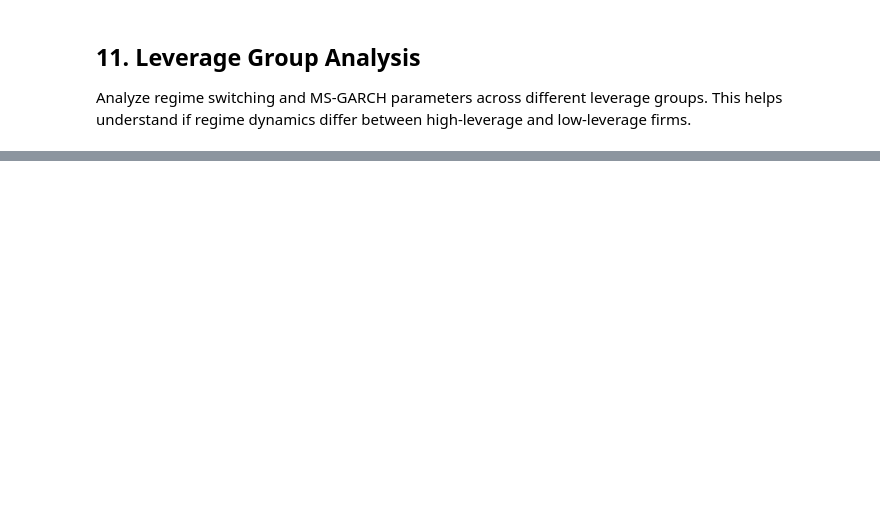
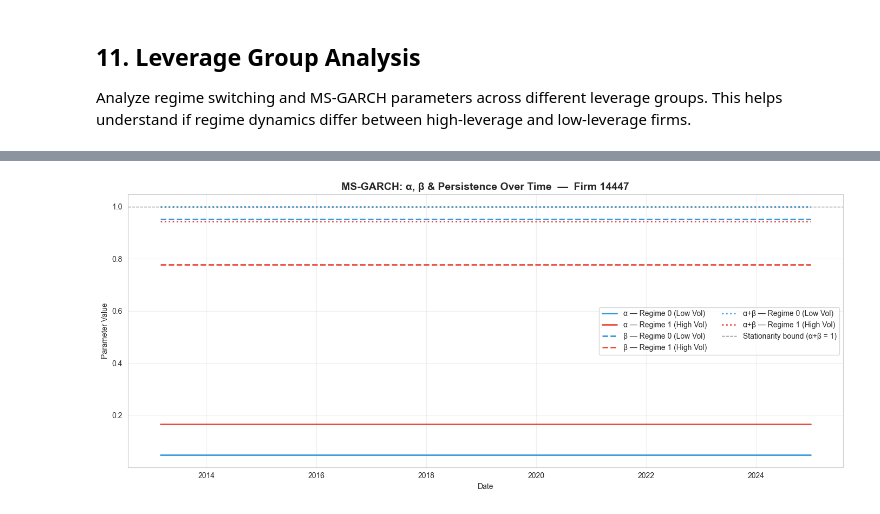
Before and after one commit to ChaseW3/Seminar-QF, a Jupyter notebook: Seminar QF/regime_analysis.ipynb, the cells around one changed output, grey strips where cells are left out. Cells and saved outputs as stored; diff of their text form; code cells hidden in the pictures; blank space fills up the shorter version.

```diff
--- a/Seminar QF/regime_analysis.ipynb
+++ b/Seminar QF/regime_analysis.ipynb
@@ -1319,0 +1442,21 @@ LEVERAGE GROUP ANALYSIS - KEY FINDINGS
+# %%
+# ── Plot: α, β, persistence per regime for selected firm ─────────────────────
+fig, ax = plt.subplots(figsize=(14, 6))
+
+ax.plot(firm_ts['date'], firm_ts['alpha_0'],       color='#3498db', linestyle='-',  linewidth=2, label='α — Regime 0 (Low Vol)')
+ax.plot(firm_ts['date'], firm_ts['alpha_1'],       color='#e74c3c', linestyle='-',  linewidth=2, label='α — Regime 1 (High Vol)')
+ax.plot(firm_ts['date'], firm_ts['beta_0'],        color='#3498db', linestyle='--', linewidth=2, label='β — Regime 0 (Low Vol)')
+ax.plot(firm_ts['date'], firm_ts['beta_1'],        color='#e74c3c', linestyle='--', linewidth=2, label='β — Regime 1 (High Vol)')
+ax.plot(firm_ts['date'], firm_ts['persistence_0'], color='#3498db', linestyle=':',  linewidth=2, label='α+β — Regime 0 (Low Vol)')
+ax.plot(firm_ts['date'], firm_ts['persistence_1'], color='#e74c3c', linestyle=':',  linewidth=2, label='α+β — Regime 1 (High Vol)')
+ax.axhline(1.0, color='gray', linestyle='--', linewidth=1, label='Stationarity bound (α+β = 1)')
+
+ax.set_xlabel('Date')
+ax.set_ylabel('Parameter Value')
+ax.set_title(f'MS-GARCH: α, β & Persistence Over Time  —  Firm {selected_gvkey}', fontsize=14, fontweight='bold')
+ax.legend(fontsize=10, ncol=2)
+ax.grid(True, alpha=0.3)
+plt.tight_layout()
+plt.show()
+# %% [output]
+[figure, added]
```
Also changed, not shown: parts of 35 cells of this notebook, 1 other file.
